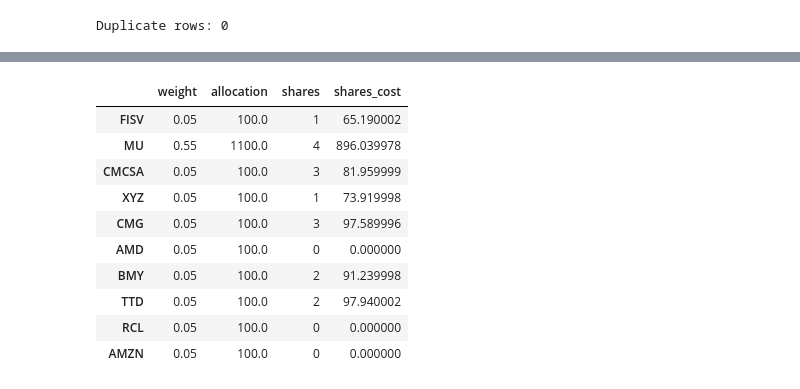
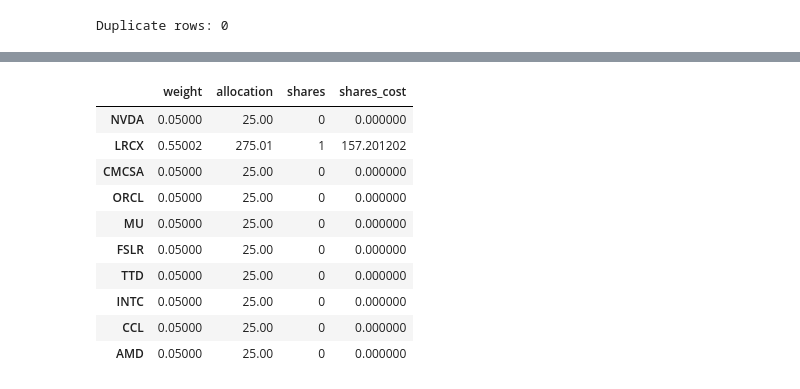
Before and after one commit to kudahimself/Finance, a Jupyter notebook: testing_supervised.ipynb, the cells around one changed output, grey strips where cells are left out. Cells and saved outputs as stored; diff of their text form; code cells hidden in the pictures.

```diff
--- a/testing_supervised.ipynb
+++ b/testing_supervised.ipynb
@@ -51,9 +58,23 @@ def safe_bbands(series, length=20):
 
 df['garman_klass_volatility'] = ((np.log(df['high'] - np.log(df['low']) ** 2))/2 - (2 * np.log(2) - 1) * (np.log(df['adj_close']) - np.log(df['open']) ** 2))
 df['rsi'] = df.groupby(level='ticker')['adj_close'].transform(lambda x: pandas_ta.rsi(x, length=20))
+def safe_bbands(series, length=20):
+	bb = pandas_ta.bbands(close=np.log1p(series), length=length)
+	if bb is not None:
+		return bb
+	# Return a DataFrame of NaNs with the same index if bb is None
+	return pd.DataFrame(np.nan, index=series.index, columns=['BBL_20_2.0', 'BBM_20_2.0', 'BBU_20_2.0'])
+
+df['garman_klass_volatility'] = ((np.log(df['high'] - np.log(df['low']) ** 2))/2 - (2 * np.log(2) - 1) * (np.log(df['adj_close']) - np.log(df['open']) ** 2))
+df['rsi'] = df.groupby(level='ticker')['adj_close'].transform(lambda x: pandas_ta.rsi(x, length=20))
+
 df['bb_low'] = df.groupby(level='ticker')['adj_close'].transform(lambda x: safe_bbands(x, length=20).iloc[:,0])
 df['bb_mid'] = df.groupby(level='ticker')['adj_close'].transform(lambda x: safe_bbands(x, length=20).iloc[:,1])
 df['bb_high'] = df.groupby(level='ticker')['adj_close'].transform(lambda x: safe_bbands(x, length=20).iloc[:,2])
+
+# bb_pct: percentage distance from the middle band (BBM)
+# (adj_close - bb_mid) / bb_mid
+df['bb_pct'] = (df['adj_close'] - df['bb_mid']) / df['bb_mid']
 # %%
 # All 'close' prices for ticker 'AAPL' across all dates
 df.xs('AAPL', level='ticker')['rsi'].plot()
@@ -76,7 +97,6 @@ def compute_atr(stock_data: pd.DataFrame, period: int = 14) -> pd.Series:
     return atr.sub(atr.mean()).div(atr.std())
 # %%
 df = df.dropna()
-df['atr'] = df.groupby(level='ticker', group_keys=False).apply(compute_atr)
 # %%
 def compute_macd(close):
     macd = pandas_ta.macd(close=close, length=20).iloc[:,0]
@@ -280,8 +421,8 @@ feature_data['target_1m'] = feature_data.groupby('ticker')['return_1m'].shift(-1
 
 features = [
     'rsi', 'garman_klass_volatility', 'close_over_open',
-    'atr', 'macd', 'bb_low', 'bb_mid', 'bb_high',
-    'return_1m', 'return_2m', 'return_3m', 'return_6m', 'return_9m',
+    'macd', 'bb_pct',
+    'return_1m', 'return_3m', 'return_12m',
     'mkt_rf', 'smb', 'hml', 'rmw', 'cma'
 ]
 
@@ -484,8 +624,8 @@ for start_date in fixed_dates.keys():
         # So we need to hold from 2021-05-01 to 2021-05-31
 
         # Calculate the actual holding start (first day of the month that start_date is in)
-        hold_start = start_dt.replace(day=1)
-        hold_end = start_dt  # Already month-end
+        hold_start = start_dt.replace(day=1) + pd.DateOffset(days=15)   # e.g. 2021-05-16
+        hold_end   = start_dt + pd.DateOffset(days=15)
 
         cols = fixed_dates[start_date]
 
@@ -754,19 +901,19 @@ Timestamp('2025-10-30 00:00:00')
 # %%
-portfolio_size = 2000
+portfolio_size = 500
 new_portfolio = weights.stack(future_stack=True).to_frame('weight').reset_index(level=0, drop=True)
 new_portfolio['allocation'] = new_portfolio['weight'] * portfolio_size
 new_portfolio['shares'] = (new_portfolio['allocation'] / new_df.loc[max_date, new_portfolio.index]).astype(int)
 new_portfolio['shares_cost'] = new_portfolio['shares'] * new_df.loc[max_date, new_portfolio.index]
 new_portfolio
 # %% [output]
 |  | weight | allocation | shares | shares_cost |
-| FISV | 0.05 | 100.0 | 1 | 65.190002 |
-| MU | 0.55 | 1100.0 | 4 | 896.039978 |
-| CMCSA | 0.05 | 100.0 | 3 | 81.959999 |
-| XYZ | 0.05 | 100.0 | 1 | 73.919998 |
-| CMG | 0.05 | 100.0 | 3 | 97.589996 |
-| AMD | 0.05 | 100.0 | 0 | 0.000000 |
-| BMY | 0.05 | 100.0 | 2 | 91.239998 |
-| TTD | 0.05 | 100.0 | 2 | 97.940002 |
-| RCL | 0.05 | 100.0 | 0 | 0.000000 |
-| AMZN | 0.05 | 100.0 | 0 | 0.000000 |
+| NVDA | 0.05000 | 25.00 | 0 | 0.000000 |
+| LRCX | 0.55002 | 275.01 | 1 | 157.201202 |
+| CMCSA | 0.05000 | 25.00 | 0 | 0.000000 |
+| ORCL | 0.05000 | 25.00 | 0 | 0.000000 |
+| MU | 0.05000 | 25.00 | 0 | 0.000000 |
+| FSLR | 0.05000 | 25.00 | 0 | 0.000000 |
+| TTD | 0.05000 | 25.00 | 0 | 0.000000 |
+| INTC | 0.05000 | 25.00 | 0 | 0.000000 |
+| CCL | 0.05000 | 25.00 | 0 | 0.000000 |
+| AMD | 0.05000 | 25.00 | 0 | 0.000000 |
```
Also changed, not shown: parts of 41 cells of this notebook, 3 other files.
